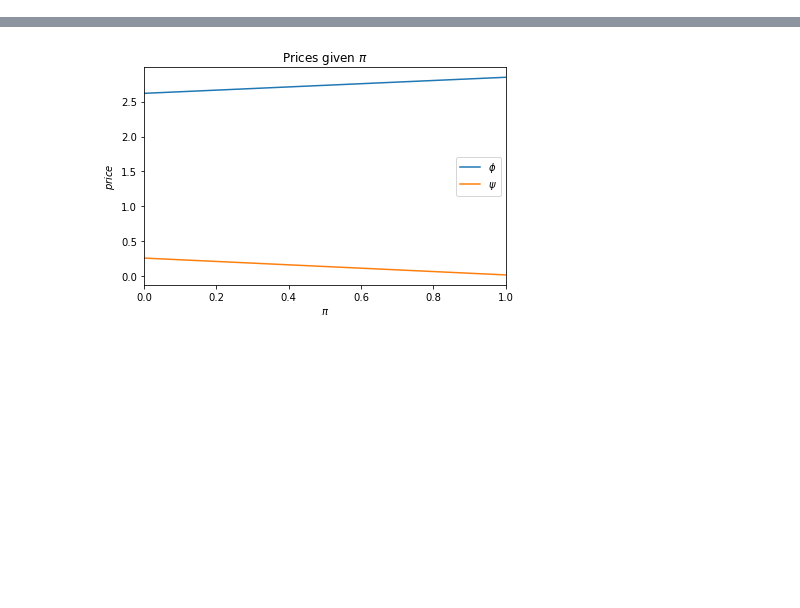
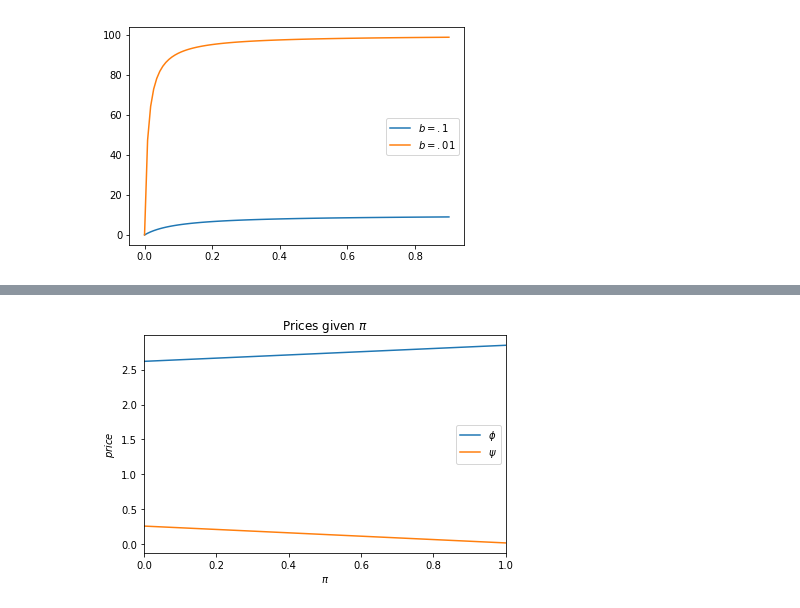
Before and after one commit to spspitze/cryptocurrency, a Jupyter notebook: One Period.ipynb, the cells around one changed output, grey strips where cells are left out. Drawn from its saved outputs; the diff is of its cells as text; code cells hidden in the pictures; blank space fills up the shorter version.

```diff
--- a/One Period.ipynb
+++ b/One Period.ipynb
@@ -128,0 +193,14 @@ plt.show()
+# %%
+# What does u() look like for various b?
+bgrid,qgrid=np.meshgrid([.1,.01],np.linspace(0,qstar,101))
+
+ugrid=((qgrid+bgrid)**(1-eta)-bgrid**(1-eta))/(1-eta)
+
+fig,ax=plt.subplots()
+ax.plot(qgrid[:,0],ugrid[:,0],label=r"$b=.1$")
+ax.plot(qgrid[:,1],ugrid[:,1],label=r"$b=.01$")
+#ax.plot(qgrid[:,2],ugrid[:,2],label=r"$b=.001$")
+ax.legend()
+plt.show()
+# %% [output]
+[figure, added]
```
Also changed, not shown: parts of 18 cells of this notebook.
